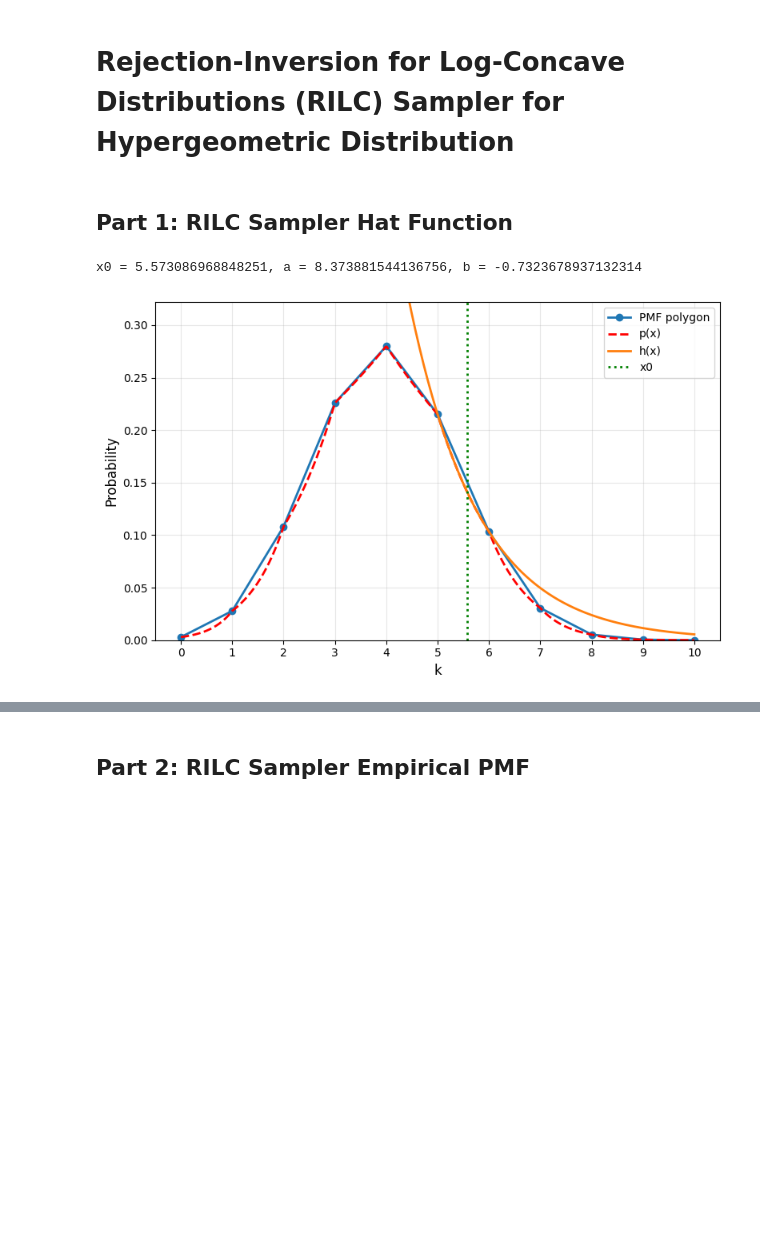
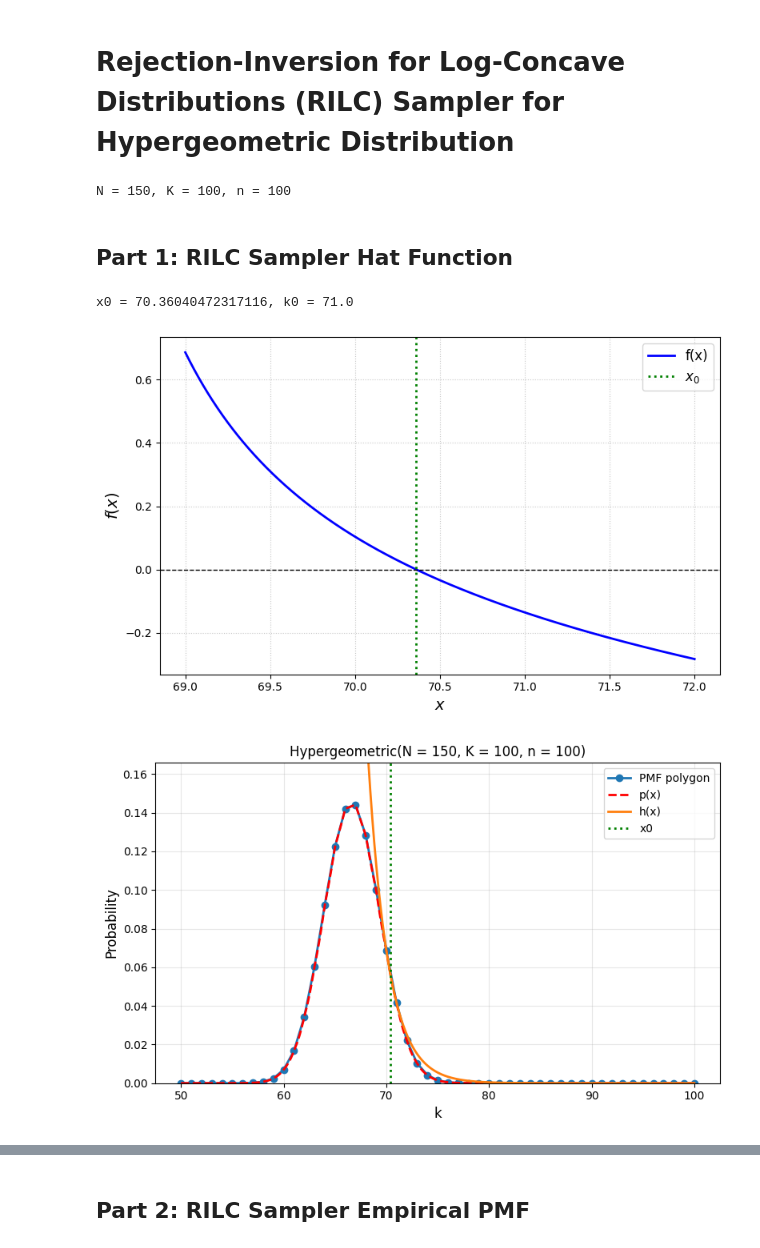
Before and after one commit to spsvihla/mvhg, a Jupyter notebook: notebooks/demo.ipynb, the cells around one changed output, grey strips where cells are left out. Drawn from its saved outputs; the diff is of its cells as text; code cells hidden in the pictures; blank space fills up the shorter version.

```diff
--- a/notebooks/demo.ipynb
+++ b/notebooks/demo.ipynb
@@ -19,5 +22,9 @@ def hypergeometric_pmf(N, K, n, k):
-# %% [markdown]
-## Part 1: RILC Sampler Hat Function
 # %%
-N, K, n = 50, 20, 10
+N, K, n = 150, 50, 100
+N, K, n = N, N - K, n
+print(f"N = {N}, K = {K}, n = {n}")
+# %% [output]
+N = 150, K = 100, n = 100
+# %% [markdown]
+## Part 1: RILC Sampler Hat Function
 # %%
@@ -30,20 +37,37 @@ log_px = np.interp(xs, ks, log_pk)
 px = np.exp(log_px)
 # %%
-px_fun = lambda x: np.exp(np.interp(x, ks, log_pk))
+px_fun = lambda x: np.exp(np.interp(x, ks, log_pks))
 f = lambda x: px_fun(x + 1) / px_fun(x) - (1 + 1/(km - x))
-x0 = km * 1.01
+x0 = km + 0.001
 x0 = root(f, x0).x.item()
 
 k0 = np.floor(x0 + 1)
-pk0 = hypergeometric_pmf(N, K, n, k0)
-pk1 = hypergeometric_pmf(N, K, n, k0-1)
-b = np.log(pk0) - np.log(pk1)
-a = pk0 * np.exp(-b * k0)
-hx = a * np.exp(b * xs)
+log_pk0 = get_log_pk(N, K, n, k0)
+log_pk1 = get_log_pk(N, K, n, k0-1)
+pk0 = get_pk(N, K, n, k0)
+b = log_pk0 - log_pk1
+hx = pk0 * np.exp(b * (xs - k0))
 
-print(f"x0 = {x0}, a = {a}, b = {b}")
+print(f"x0 = {x0}, k0 = {np.floor(x0 + 1)}")
 # %% [output]
-x0 = 5.573086968848251, a = 8.373881544136756, b = -0.7323678937132314
+x0 = 70.36040472317116, k0 = 71.0
+# %%
+fig, ax = plt.subplots(figsize=(8, 5))
+
+xxs = np.linspace(k0 - 2, k0+1, 1000)
+ax.plot(xxs, f(xxs), color='blue', linewidth=2, label='f(x)')
+ax.axvline(x=x0, color='green', linestyle=':', linewidth=2, label=r'$x_0$')
+ax.axhline(y=0, color='black', linestyle='--', linewidth=1)
+
+ax.set_xlabel(r'$x$', fontsize=14)
+ax.set_ylabel(r'$f(x)$', fontsize=14)
+
+ax.grid(True, linestyle=':', alpha=0.7)
+ax.legend(fontsize=12)
+plt.tight_layout()
+plt.show()
+# %% [output]
+[figure, added]
 # %%
 fig, ax = plt.subplots(figsize=(8, 5))
 ax.plot(ks, pks, 'o-', markersize=6, linewidth=2, label='PMF polygon')
@@ -53,16 +77,16 @@ ax.axvline(x=x0, color='green', linestyle=':', linewidth=2, label='x0')
 
 ax.set_xlabel('k', fontsize=12)
 ax.set_ylabel('Probability', fontsize=12)
-ax.set_xticks(np.arange(int(ks[0]), int(ks[-1]) + 1))
 ax.tick_params(axis='both', labelsize=10)
 ax.legend(frameon=True, fontsize=10)
 ax.grid(alpha=0.3)
 ax.set_ylim(0, np.max(pks) * 1.15)
+ax.set_title(f"Hypergeometric(N = {N}, K = {K}, n = {n})")
 
 fig.tight_layout()
 plt.show()
 # %% [output]
-[figure, old version]
+[figure, new version]
 # %%
 fig, ax = plt.subplots(figsize=(8, 5))
 ax.plot(ks, pks, 'o-', markersize=6, linewidth=2, label='PMF polygon')
```
Also changed, not shown: parts of 9 cells of this notebook, 1 other file.
